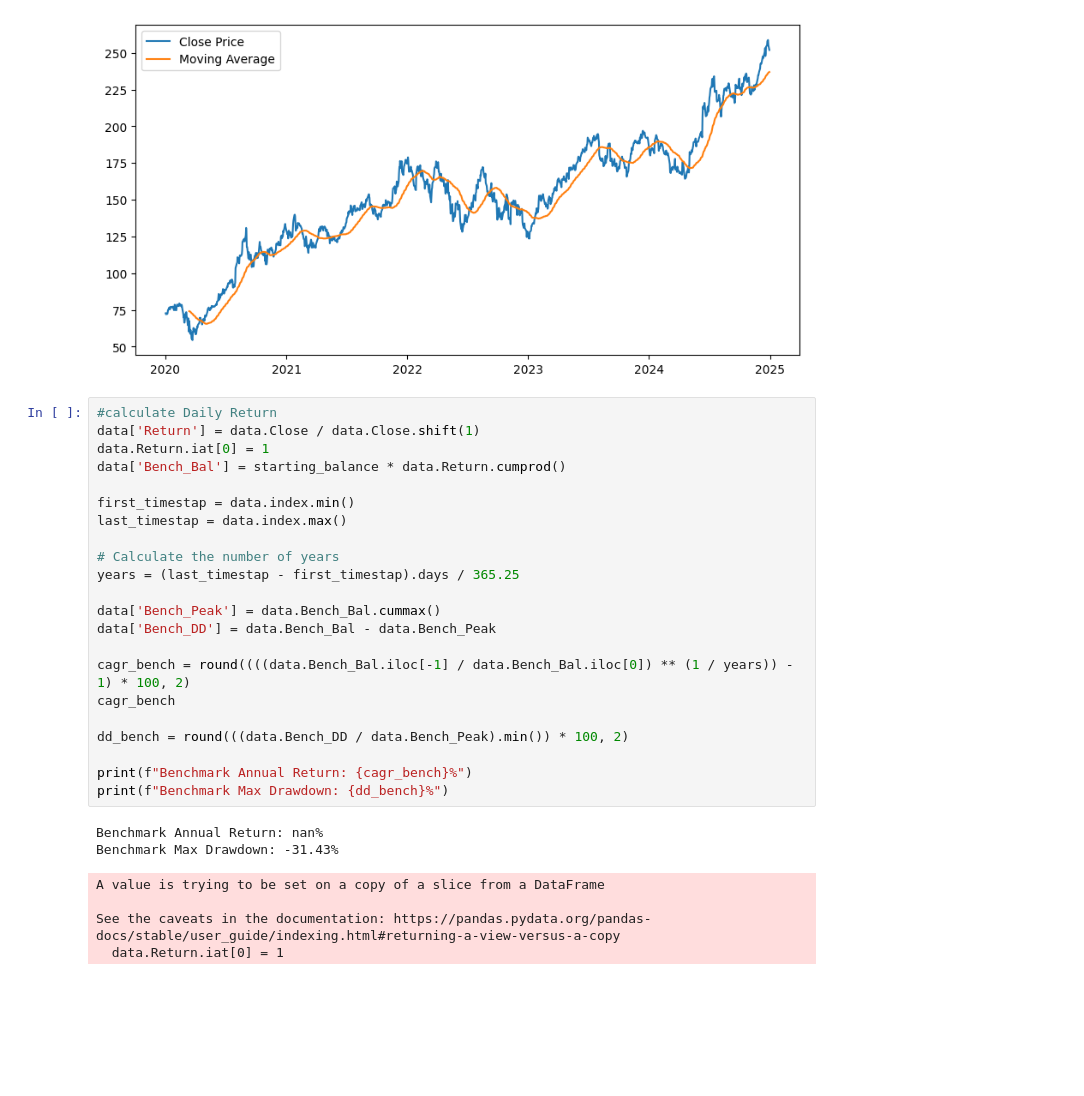
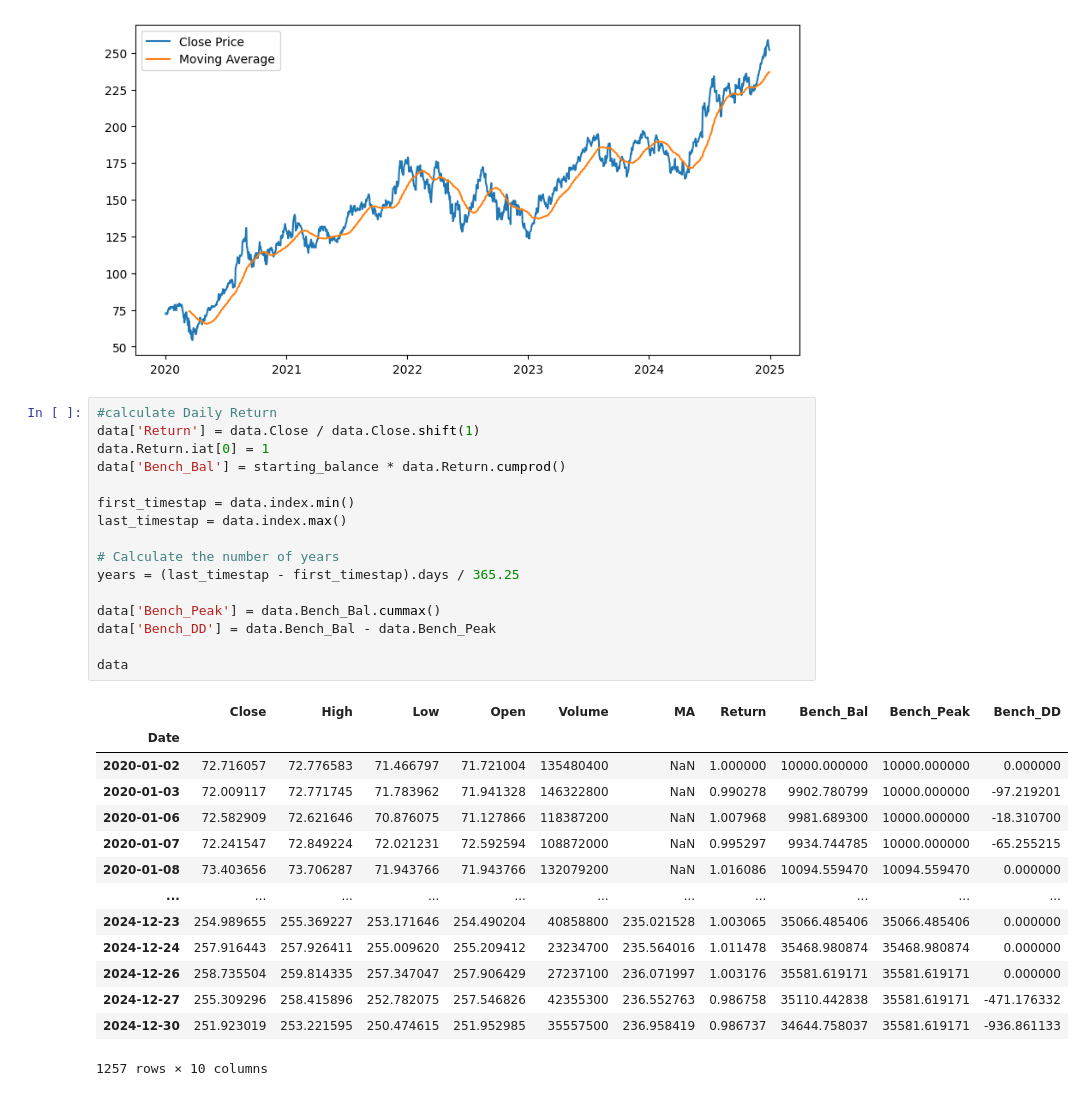
Before and after one commit to lego651/Backtest, a Jupyter notebook: Python/0.benchmark.ipynb, the cells around one changed output. Saved outputs shown, nothing was run; the diff lists cells and outputs as text; blank space fills up the shorter version.

```diff
--- a/Python/0.benchmark.ipynb
+++ b/Python/0.benchmark.ipynb
@@ -50,29 +49,31 @@ plt.show()
 # %%
 #calculate Daily Return
 data['Return'] = data.Close / data.Close.shift(1)
 data.Return.iat[0] = 1
 data['Bench_Bal'] = starting_balance * data.Return.cumprod()
 
 first_timestap = data.index.min()
 last_timestap = data.index.max()
 
 # Calculate the number of years
 years = (last_timestap - first_timestap).days / 365.25
 
 data['Bench_Peak'] = data.Bench_Bal.cummax()
 data['Bench_DD'] = data.Bench_Bal - data.Bench_Peak
 
-cagr_bench = round((((data.Bench_Bal.iloc[-1] / data.Bench_Bal.iloc[0]) ** (1 / years)) - 1) * 100, 2)
-cagr_bench
-
-dd_bench = round(((data.Bench_DD / data.Bench_Peak).min()) * 100, 2)
-
-print(f"Benchmark Annual Return: {cagr_bench}%")
-print(f"Benchmark Max Drawdown: {dd_bench}%")
+data
 # %% [output]
+|  | Close | High | Low | Open | Volume | MA | Return | Bench_Bal | Bench_Peak | Bench_DD |
+| Date |  |  |  |  |  |  |  |  |  |  |
+| 2020-01-02 | 72.716057 | 72.776583 | 71.466797 | 71.721004 | 135480400 | NaN | 1.000000 | 10000.000000 | 10000.000000 | 0.000000 |
+| 2020-01-03 | 72.009117 | 72.771745 | 71.783962 | 71.941328 | 146322800 | NaN | 0.990278 | 9902.780799 | 10000.000000 | -97.219201 |
+| 2020-01-06 | 72.582909 | 72.621646 | 70.876075 | 71.127866 | 118387200 | NaN | 1.007968 | 9981.689300 | 10000.000000 | -18.310700 |
+| 2020-01-07 | 72.241547 | 72.849224 | 72.021231 | 72.592594 | 108872000 | NaN | 0.995297 | 9934.744785 | 10000.000000 | -65.255215 |
+| 2020-01-08 | 73.403656 | 73.706287 | 71.943766 | 71.943766 | 132079200 | NaN | 1.016086 | 10094.559470 | 10094.559470 | 0.000000 |
+| ... | ... | ... | ... | ... | ... | ... | ... | ... | ... | ... |
+| 2024-12-23 | 254.989655 | 255.369227 | 253.171646 | 254.490204 | 40858800 | 235.021528 | 1.003065 | 35066.485406 | 35066.485406 | 0.000000 |
+| 2024-12-24 | 257.916443 | 257.926411 | 255.009620 | 255.209412 | 23234700 | 235.564016 | 1.011478 | 35468.980874 | 35468.980874 | 0.000000 |
+| 2024-12-26 | 258.735504 | 259.814335 | 257.347047 | 257.906429 | 27237100 | 236.071997 | 1.003176 | 35581.619171 | 35581.619171 | 0.000000 |
+| 2024-12-27 | 255.309296 | 258.415896 | 252.782075 | 257.546826 | 42355300 | 236.552763 | 0.986758 | 35110.442838 | 35581.619171 | -471.176332 |
+| 2024-12-30 | 251.923019 | 253.221595 | 250.474615 | 251.952985 | 35557500 | 236.958419 | 0.986737 | 34644.758037 | 35581.619171 | -936.861133 |
-Benchmark Annual Return: nan%
-Benchmark Max Drawdown: -31.43%
+1257 rows × 10 columns
-A value is trying to be set on a copy of a slice from a DataFrame
-
-See the caveats in the documentation: https://pandas.pydata.org/pandas-docs/stable/user_guide/indexing.html#returning-a-view-versus-a-copy
-  data.Return.iat[0] = 1
```
Also changed, not shown: parts of 2 cells of this notebook.
